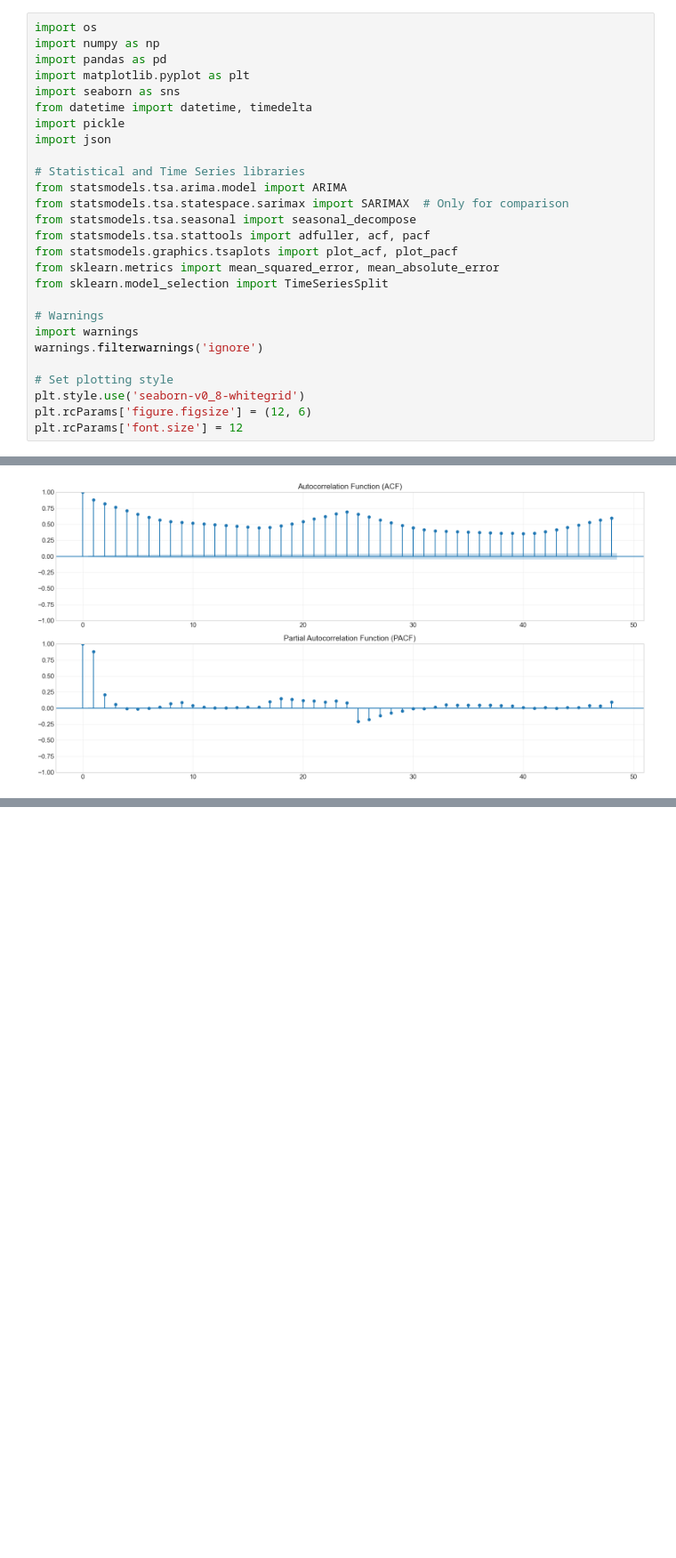
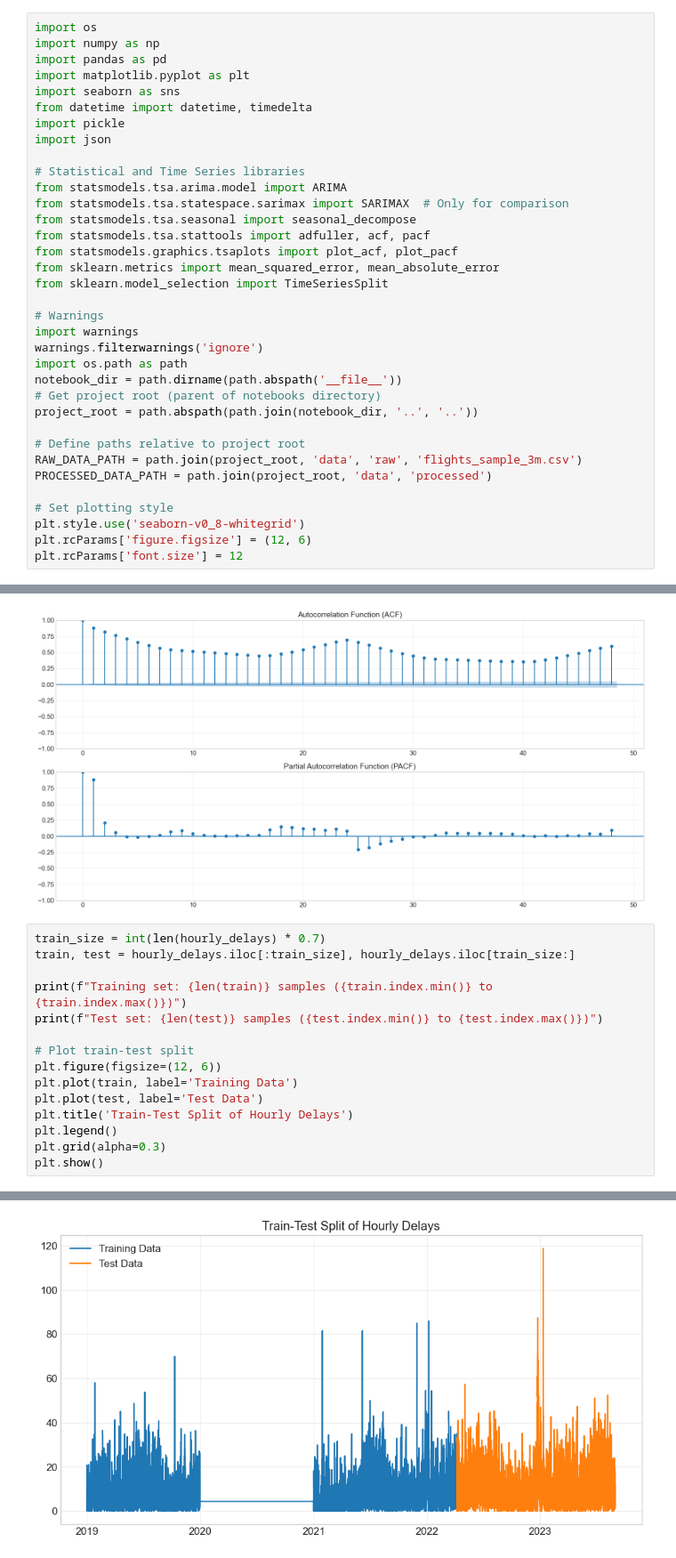
Before and after one commit to Suee18/Forecasting_Flights-DataScience, a Jupyter notebook: notebooks/time_series/arima_model.ipynb, the cells around one changed output, grey strips where cells are left out. Shown at 89% size. Cells and saved outputs as stored; diff of their text form; blank space fills up the shorter version.

```diff
--- a/notebooks/time_series/arima_model.ipynb
+++ b/notebooks/time_series/arima_model.ipynb
@@ -20,6 +20,14 @@ from sklearn.model_selection import TimeSeriesSplit
 # Warnings
 import warnings
 warnings.filterwarnings('ignore')
+import os.path as path
+notebook_dir = path.dirname(path.abspath('__file__'))
+# Get project root (parent of notebooks directory)
+project_root = path.abspath(path.join(notebook_dir, '..', '..'))
+
+# Define paths relative to project root
+RAW_DATA_PATH = path.join(project_root, 'data', 'raw', 'flights_sample_3m.csv')
+PROCESSED_DATA_PATH = path.join(project_root, 'data', 'processed')
 
 # Set plotting style
 plt.style.use('seaborn-v0_8-whitegrid')
@@ -312,3 +320,19 @@ Series is stationary at d=0
 
 ACF and PACF plots for ARIMA parameter selection:
 [figure]
+# %%
+train_size = int(len(hourly_delays) * 0.7)
+train, test = hourly_delays.iloc[:train_size], hourly_delays.iloc[train_size:]
+
+print(f"Training set: {len(train)} samples ({train.index.min()} to {train.index.max()})")
+print(f"Test set: {len(test)} samples ({test.index.min()} to {test.index.max()})")
+
+# Plot train-test split
+plt.figure(figsize=(12, 6))
+plt.plot(train, label='Training Data')
+plt.plot(test, label='Test Data')
+plt.title('Train-Test Split of Hourly Delays')
+plt.legend()
+plt.grid(alpha=0.3)
+plt.show()
+# %% [output]
@@ -315,3 +341,4 @@ ACF and PACF plots for ARIMA parameter selection:
+[figure, added]
 # %%
 def arima_grid_search(ts, p_range, d, q_range):
     """
```
Also changed, not shown: parts of 6 cells of this notebook, 1 other file.
